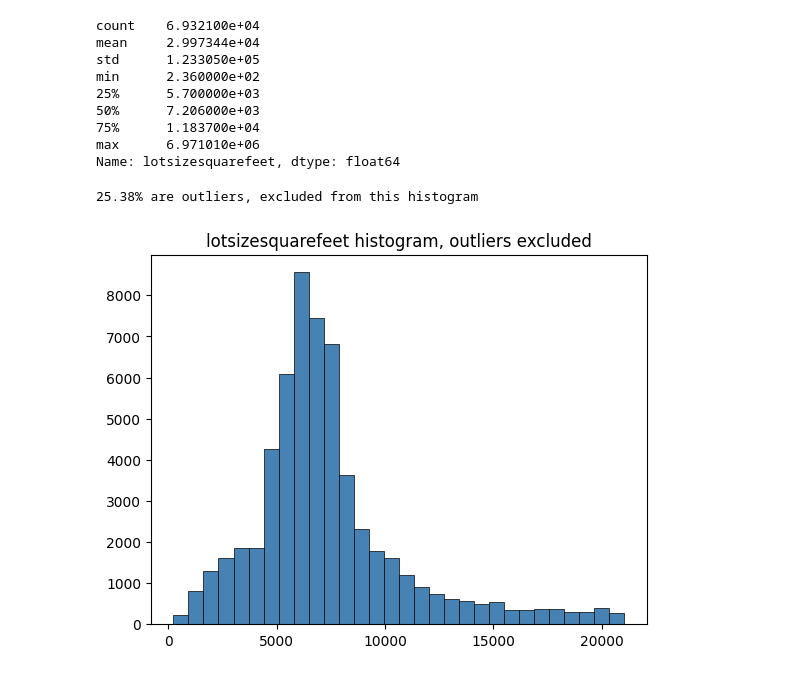
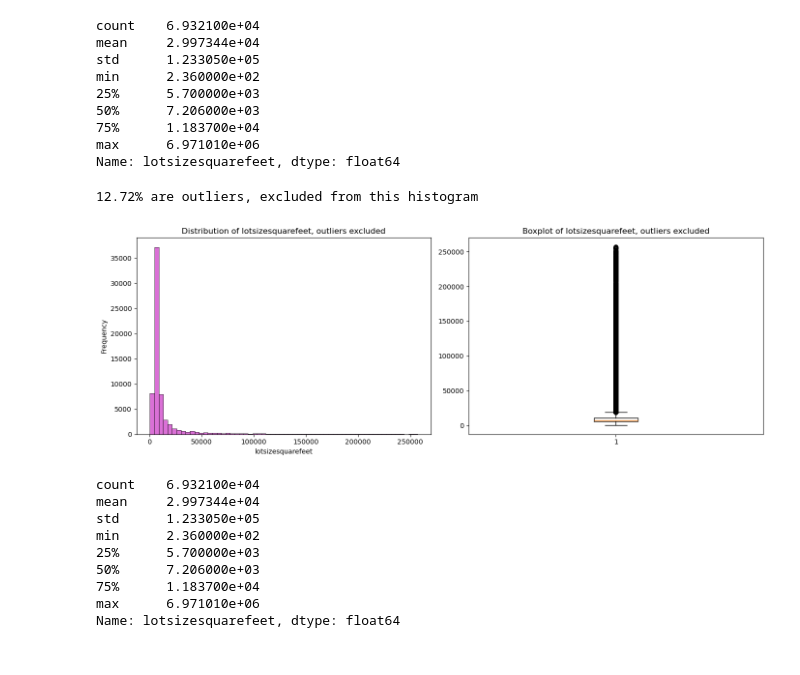
Before and after one commit to kumargaurav-bu-edu/bu_shared_projects, a Jupyter notebook: 02_eda_feature_visualization.ipynb, the cells around one changed output. Cells and saved outputs as stored; diff of their text form; code cells hidden in the pictures.

```diff
--- a/02_eda_feature_visualization.ipynb
+++ b/02_eda_feature_visualization.ipynb
@@ -361,26 +380,46 @@ Name: lotsizesquarefeet, dtype: float64
 # %%
 # Histogram, outliers removed:
 
 # calculate outlier cutoff, defined by Q3 + 1.5IQR:
 IQR = df[feature_3].quantile(0.75) - df[feature_3].quantile(0.25)
-uppercutoff = df[feature_3].quantile(0.75) + 1.5*IQR
-lowercutoff = df[feature_3].quantile(0.25) - 1.5*IQR
+uppercutoff = df[feature_3].quantile(0.75) + 40*IQR
+lowercutoff = df[feature_3].quantile(0.25) - 40*IQR
 
 # create mask to exclude left and right-side outliers:
 mask = (df[feature_3] > lowercutoff) & (df[feature_3] < uppercutoff)
 no_outliers = df[mask]
 
 # calculate % outliers:
 feature_3_outliers = abs(no_outliers.shape[0] / df[feature_3].shape[0] - 1)*100
 print(f"{feature_3_outliers:.2f}% are outliers, excluded from this histogram")
 
 # plot:
-plt.hist(no_outliers[feature_3].dropna(), bins=30, edgecolor='black', linewidth=0.5, color='steelblue')
-plt.title(f'{feature_3} histogram, outliers excluded')
-None
+fig, axes = plt.subplots(1, 2, figsize=(14, 5))
+
+axes[0].hist(no_outliers[feature_3].dropna(), bins=60, edgecolor='black', linewidth=0.5, color='orchid')
+axes[0].set_title(f"Distribution of {feature_3}, outliers excluded")
+axes[0].set_xlabel(feature_3)
+axes[0].set_ylabel("Frequency")
+
+axes[1].boxplot(no_outliers[feature_3])
+axes[1].set_title(f"Boxplot of {feature_3}, outliers excluded")
+
+plt.tight_layout()
+plt.show()
+
+print(df[feature_3].describe())
 # %% [output]
-25.38% are outliers, excluded from this histogram
+12.72% are outliers, excluded from this histogram
-[figure, old version]
+[figure, new version]
+count    6.932100e+04
+mean     2.997344e+04
+std      1.233050e+05
+min      2.360000e+02
+25%      5.700000e+03
+50%      7.206000e+03
+75%      1.183700e+04
+max      6.971010e+06
+Name: lotsizesquarefeet, dtype: float64
 # %% [markdown]
 ---
 ## Discussion Question 2.B
```
Also changed, not shown: parts of 12 cells of this notebook.
